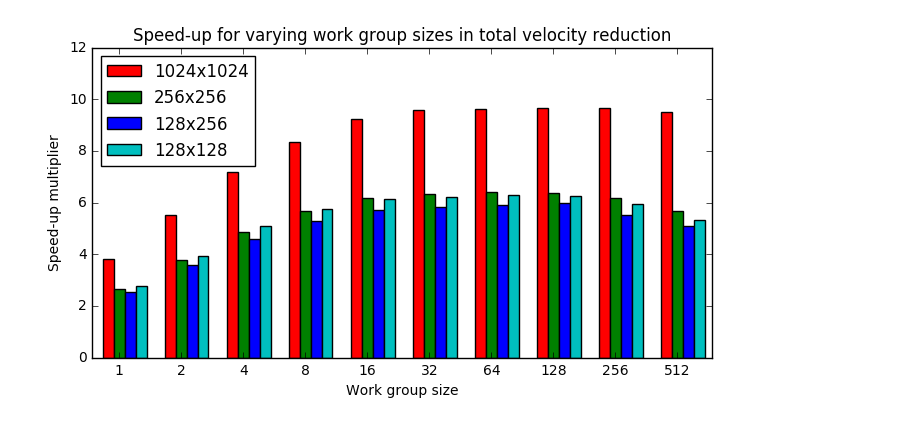
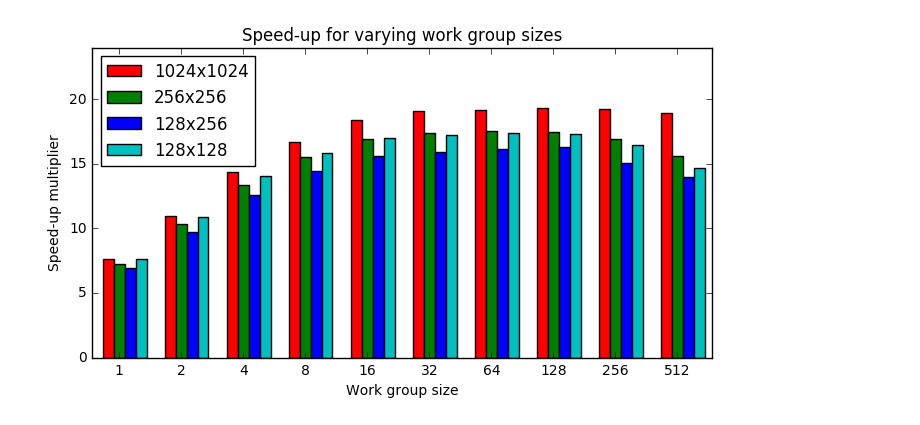
Before and after one commit to DylanCope/HPC-CW3, a Jupyter notebook: AnalyzingTests.ipynb, the cells around one changed output. Drawn from its saved outputs; the diff is of its cells as text; code cells hidden in the pictures.

```diff
--- a/AnalyzingTests.ipynb
+++ b/AnalyzingTests.ipynb
@@ -49,7 +50,7 @@ def process_output_files( folder ):
     return lines
 
 def runtime_to_speedup( data ):
-    basetimes = { '128x128' : 38, '128x256' : 78, '256x256' : 312, '1024x1024' : 1743 }
+    basetimes = { '128x128' : 105, '128x256' : 213, '256x256' : 855, '1024x1024' : 3477 }
     return dict( (k, (xs, [ basetimes[k] / t for t in ys ]))
                  for (k, (xs, ys)) in data.items() )
 # %%
@@ -68,15 +69,18 @@ def plot_scatter( lines, title = '' ):
     ax.set_title( title )
     plt.show()
 
-def plot_bars( data, figsize = (8, 6), legendloc = 0 ):
-    xs = list(set(sum( (x for k, (x, y) in data.items()), [] )))
+def plot_bars( data, keys, figsize = (8, 6), legendloc = 0):
+    all_xs = set(sum( (x for k, (x, y) in data.items()), [] ))
+    xs = list(reduce( lambda x, y : x & y,
+                      (set(x) for k, (x, y) in data.items()),
+                      all_xs ))
     xs.sort()
     N = len( xs )
     ind = np.arange( N )  # the x locations for the groups
     width = 0.35
 
     fig, ax = plt.subplots( figsize = figsize )
-    keys = [ '1024x1024', '256x256', '128x256', '128x128' ]
+
     colors = [ 'r', 'g', 'b', 'c' ]
     barGroups = []
     for i, k in enumerate( keys ):
@@ -90,12 +94,16 @@ def plot_bars( data, figsize = (8, 6), legendloc = 0 ):
 
     return ax
 # %%
-data = process_output_files( './tests/test2/' )
-ax = plot_bars( runtime_to_speedup(data), (8, 4) )
-ax.set_title( 'Speed-up for varying work group sizes in total velocity reduction' )
-ax.set_ylabel( 'Speed-up multiplier' )
-ax.set_xlabel( 'Work group size')
-ax.set_ylim([0, 12])
-plt.show()
+def vary_work_group_sizes( testfile, ymax=24, legendLoc = 0,
+                           keys = [ '1024x1024', '256x256', '128x256', '128x128' ] ):
+    data = process_output_files( testfile )
+    ax = plot_bars( runtime_to_speedup(data), keys, (8, 4), legendLoc )
+    ax.set_title( 'Speed-up for varying work group sizes' )
+    ax.set_ylabel( 'Speed-up multiplier' )
+    ax.set_xlabel( 'Work group size')
+    ax.set_ylim([0, ymax])
+    plt.show()
-# %% [output]
-[figure, removed]
+# %%
+vary_work_group_sizes( './tests/test2/' )
+# %% [output]
+[figure, added]
```
Also changed, not shown: parts of 9 cells of this notebook, 9 other files.
